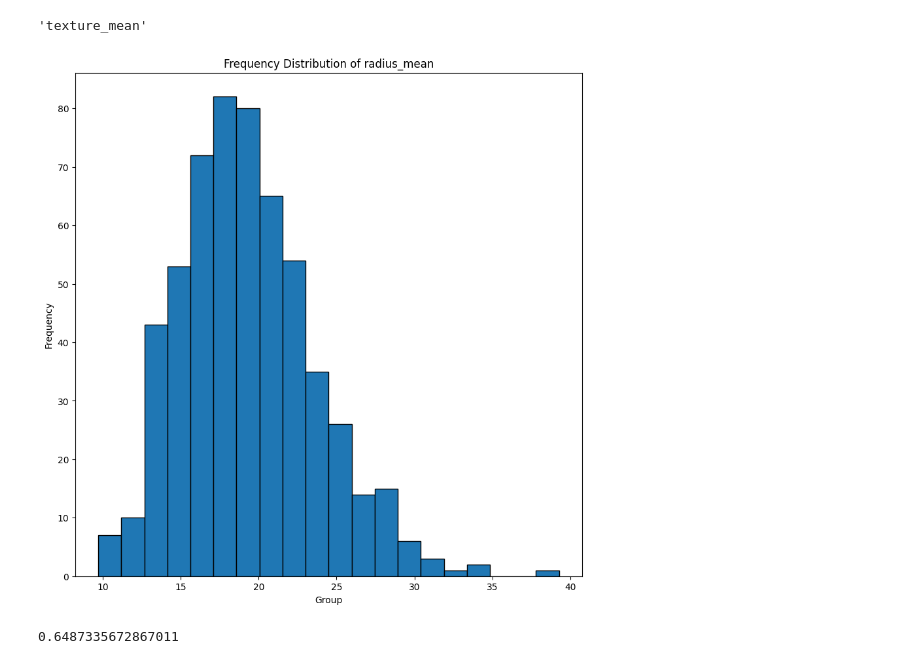
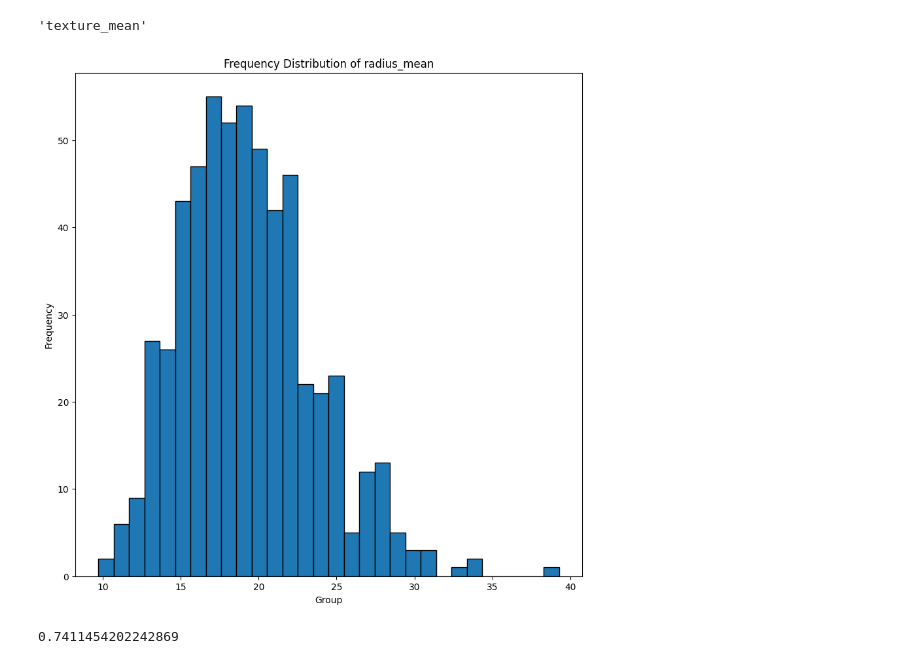
Before and after one commit to mrhamana/mammo-da, a Jupyter notebook: pythonside/main.ipynb, the cells around one changed output. Drawn from its saved outputs; the diff is of its cells as text; code cells hidden in the pictures.

```diff
--- a/pythonside/main.ipynb
+++ b/pythonside/main.ipynb
@@ -18,13 +18,13 @@ pairs[1][1]
 # %%
 radius_mean=ed.extractinfo(file,pairs[0])
 # %%
-gh.histo_graph(radius_mean[1],20,radius_mean[0])
+gh.histo_graph(radius_mean[1],30,radius_mean[0])
 # %% [output]
-[figure, old version]
+[figure, new version]
 # %%
-skewness(radius_mean[1])
+kurtosis(radius_mean[1])
 # %% [output]
-0.6487335672867011
+0.7411454202242869
 # %%
 gh.estimate_pdf(radius_mean[1])
 # %% [output]
```
Also changed, not shown: parts of 14 cells of this notebook, 4 other files.
